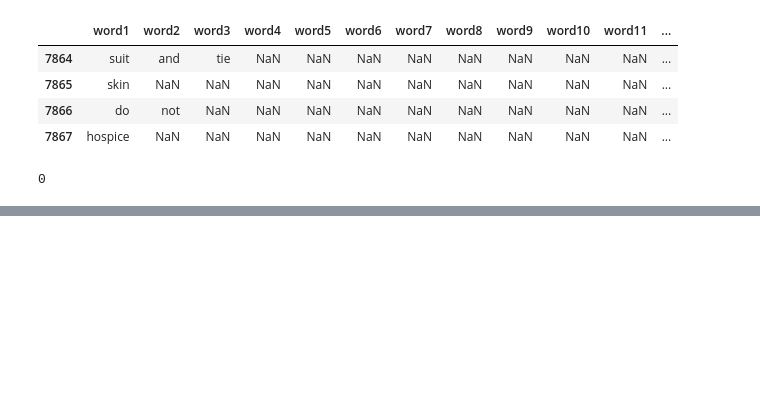
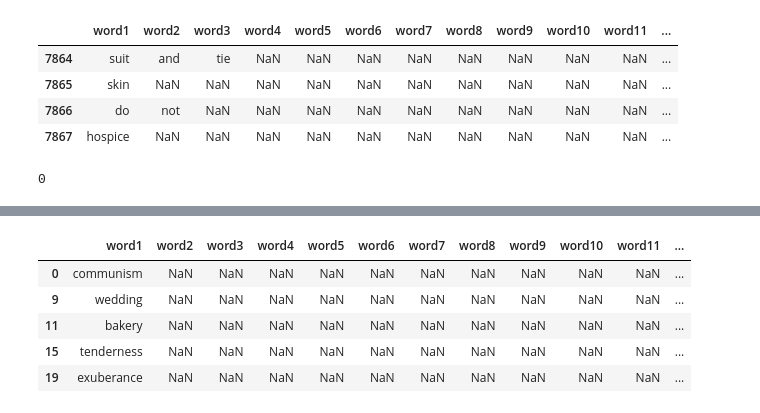
Before and after one commit to MaryaRB/ColorPaletteGenerator, a Jupyter notebook: data/EDA.ipynb, the cells around one changed output, grey strips where cells are left out. Cells and saved outputs as stored; diff of their text form; code cells hidden in the pictures; blank space fills up the shorter version.

```diff
--- a/data/EDA.ipynb
+++ b/data/EDA.ipynb
@@ -426,0 +520,3 @@ text2palette_df.to_csv('T2P.csv', index=False)
+# %%
+t2p_df = text2palette_df
+t2p_df.head()
@@ -426,0 +530,11 @@ text2palette_df.to_csv('T2P.csv', index=False)
+# %%
+#use indicies that have only 1 word, in other words entiries that have NaN in 'word2' column and beyond
+t2p_df = t2p_df[t2p_df['word2'].isnull()]
+t2p_df.head()
+# %% [output]
+|  | word1 | word2 | word3 | word4 | word5 | word6 | word7 | word8 | word9 | word10 | word11 | ... |
+| 0 | communism | NaN | NaN | NaN | NaN | NaN | NaN | NaN | NaN | NaN | NaN | ... |
+| 9 | wedding | NaN | NaN | NaN | NaN | NaN | NaN | NaN | NaN | NaN | NaN | ... |
+| 11 | bakery | NaN | NaN | NaN | NaN | NaN | NaN | NaN | NaN | NaN | NaN | ... |
+| 15 | tenderness | NaN | NaN | NaN | NaN | NaN | NaN | NaN | NaN | NaN | NaN | ... |
+| 19 | exuberance | NaN | NaN | NaN | NaN | NaN | NaN | NaN | NaN | NaN | NaN | ... |
```
Also changed, not shown: parts of 67 cells of this notebook, 2 other files.
